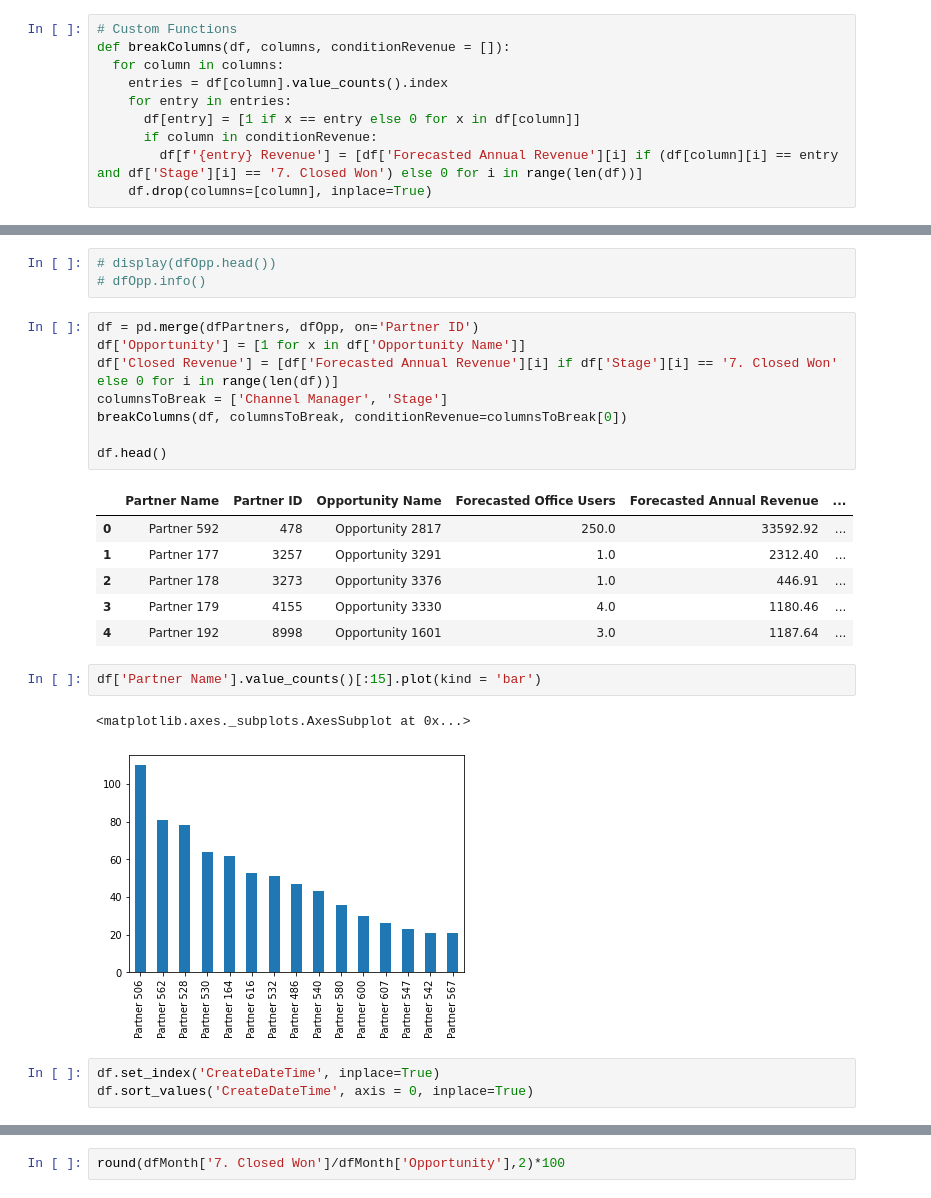
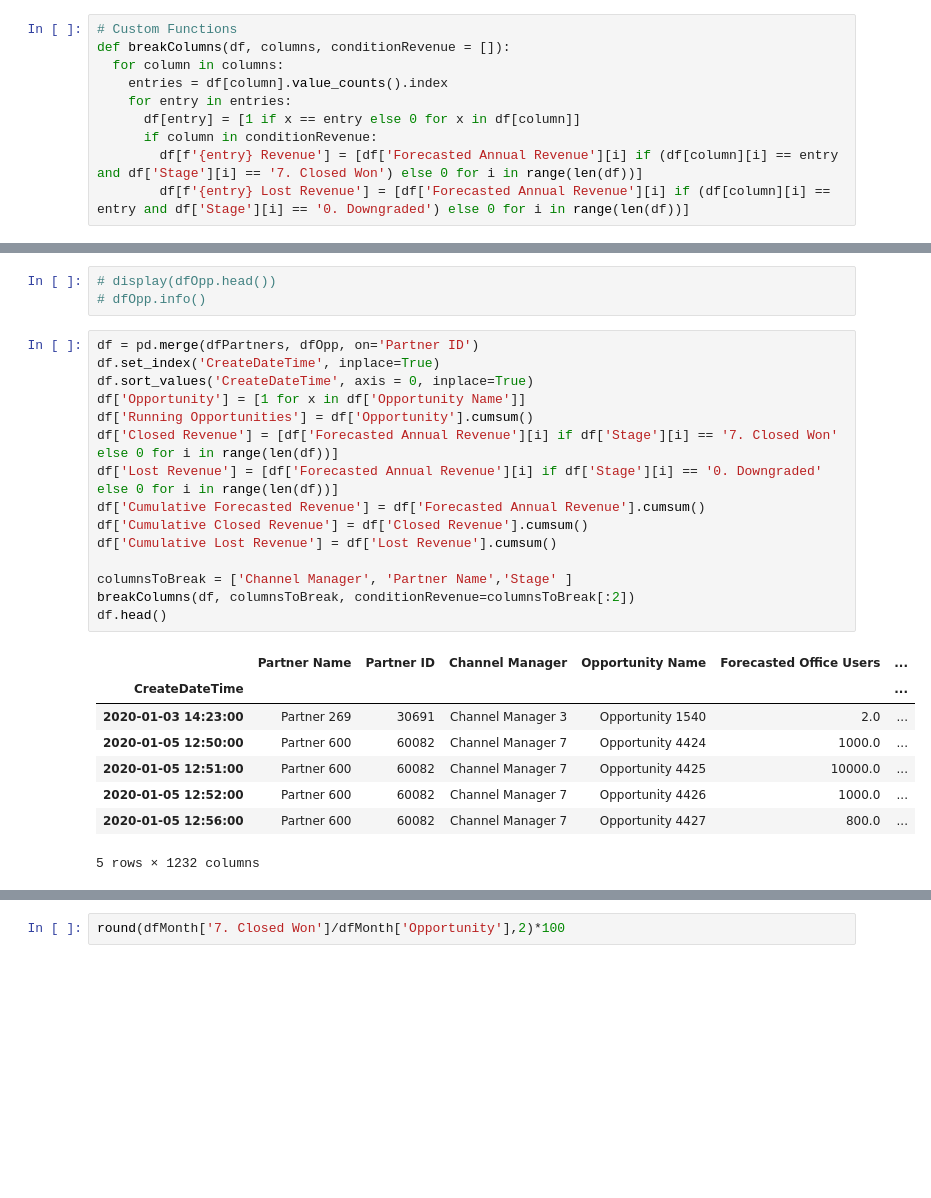
Before and after one commit to minthammock-development/Technical-Assignments, a Jupyter notebook: RingCentral_Workbook.ipynb, the cells around one changed output, grey strips where cells are left out. Saved outputs shown, nothing was run; the diff lists cells and outputs as text; blank space fills up the shorter version.

Commit message:
Added revenue and lost revenue broken by channel manager

```diff
--- a/RingCentral_Workbook.ipynb
+++ b/RingCentral_Workbook.ipynb
@@ -12,7 +12,7 @@ def breakColumns(df, columns, conditionRevenue = []):
       df[entry] = [1 if x == entry else 0 for x in df[column]]
       if column in conditionRevenue:
         df[f'{entry} Revenue'] = [df['Forecasted Annual Revenue'][i] if (df[column][i] == entry and df['Stage'][i] == '7. Closed Won') else 0 for i in range(len(df))]
-    df.drop(columns=[column], inplace=True)
+        df[f'{entry} Lost Revenue'] = [df['Forecasted Annual Revenue'][i] if (df[column][i] == entry and df['Stage'][i] == '0. Downgraded') else 0 for i in range(len(df))]
 # %%
 dfPartners = pd.read_excel('/content/drive/MyDrive/Reporting Working Example-S&D Details-Partner Operations Analyst.xlsx',sheet_name='Partners')
 dfOpp = pd.read_excel('/content/drive/MyDrive/Reporting Working Example-S&D Details-Partner Operations Analyst.xlsx', sheet_name='Opportunities')
@@ -44,24 +44,25 @@ dfPartners = dfPartners.drop(dfPartners.loc[dfPartners['Partner ID'].duplicated(
 # dfOpp.info()
 # %%
 df = pd.merge(dfPartners, dfOpp, on='Partner ID')
+df.set_index('CreateDateTime', inplace=True)
+df.sort_values('CreateDateTime', axis = 0, inplace=True)
 df['Opportunity'] = [1 for x in df['Opportunity Name']]
+df['Running Opportunities'] = df['Opportunity'].cumsum()
 df['Closed Revenue'] = [df['Forecasted Annual Revenue'][i] if df['Stage'][i] == '7. Closed Won' else 0 for i in range(len(df))]
-columnsToBreak = ['Channel Manager', 'Stage']
-breakColumns(df, columnsToBreak, conditionRevenue=columnsToBreak[0])
+df['Lost Revenue'] = [df['Forecasted Annual Revenue'][i] if df['Stage'][i] == '0. Downgraded' else 0 for i in range(len(df))]
+df['Cumulative Forecasted Revenue'] = df['Forecasted Annual Revenue'].cumsum()
+df['Cumulative Closed Revenue'] = df['Closed Revenue'].cumsum()
+df['Cumulative Lost Revenue'] = df['Lost Revenue'].cumsum()
 
+columnsToBreak = ['Channel Manager', 'Partner Name','Stage' ]
+breakColumns(df, columnsToBreak, conditionRevenue=columnsToBreak[:2])
 df.head()
 # %% [output]
-|  | Partner Name | Partner ID | Opportunity Name | Forecasted Office Users | Forecasted Annual Revenue | ... |
-| 0 | Partner 592 | 478 | Opportunity 2817 | 250.0 | 33592.92 | ... |
-| 1 | Partner 177 | 3257 | Opportunity 3291 | 1.0 | 2312.40 | ... |
-| 2 | Partner 178 | 3273 | Opportunity 3376 | 1.0 | 446.91 | ... |
-| 3 | Partner 179 | 4155 | Opportunity 3330 | 4.0 | 1180.46 | ... |
-| 4 | Partner 192 | 8998 | Opportunity 1601 | 3.0 | 1187.64 | ... |
+|  | Partner Name | Partner ID | Channel Manager | Opportunity Name | Forecasted Office Users | ... |
+| CreateDateTime |  |  |  |  |  | ... |
+| 2020-01-03 14:23:00 | Partner 269 | 30691 | Channel Manager 3 | Opportunity 1540 | 2.0 | ... |
+| 2020-01-05 12:50:00 | Partner 600 | 60082 | Channel Manager 7 | Opportunity 4424 | 1000.0 | ... |
+| 2020-01-05 12:51:00 | Partner 600 | 60082 | Channel Manager 7 | Opportunity 4425 | 10000.0 | ... |
+| 2020-01-05 12:52:00 | Partner 600 | 60082 | Channel Manager 7 | Opportunity 4426 | 1000.0 | ... |
+| 2020-01-05 12:56:00 | Partner 600 | 60082 | Channel Manager 7 | Opportunity 4427 | 800.0 | ... |
+5 rows × 1232 columns
-# %%
-df['Partner Name'].value_counts()[:15].plot(kind = 'bar')
-# %% [output]
-<matplotlib.axes._subplots.AxesSubplot at 0x...>
-[figure, removed]
-# %%
-df.set_index('CreateDateTime', inplace=True)
-df.sort_values('CreateDateTime', axis = 0, inplace=True)
```
Also changed, not shown: parts of 11 cells of this notebook.
